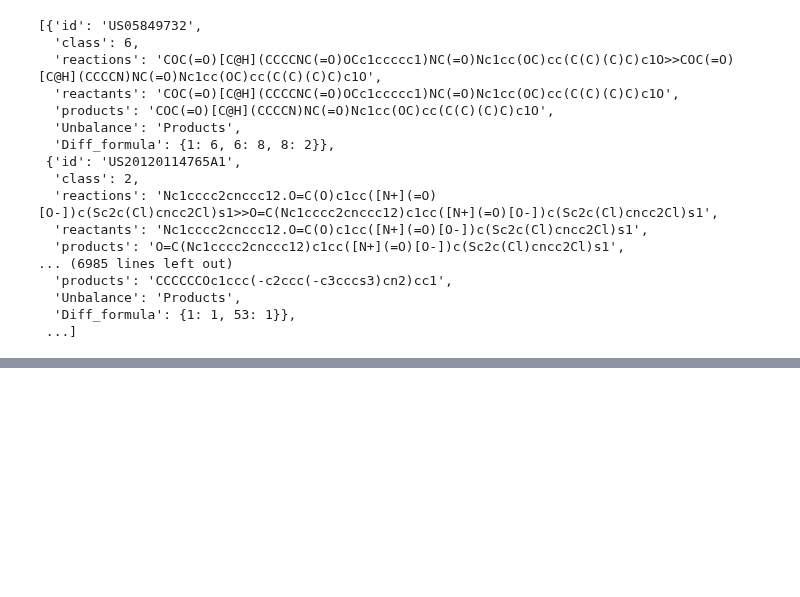
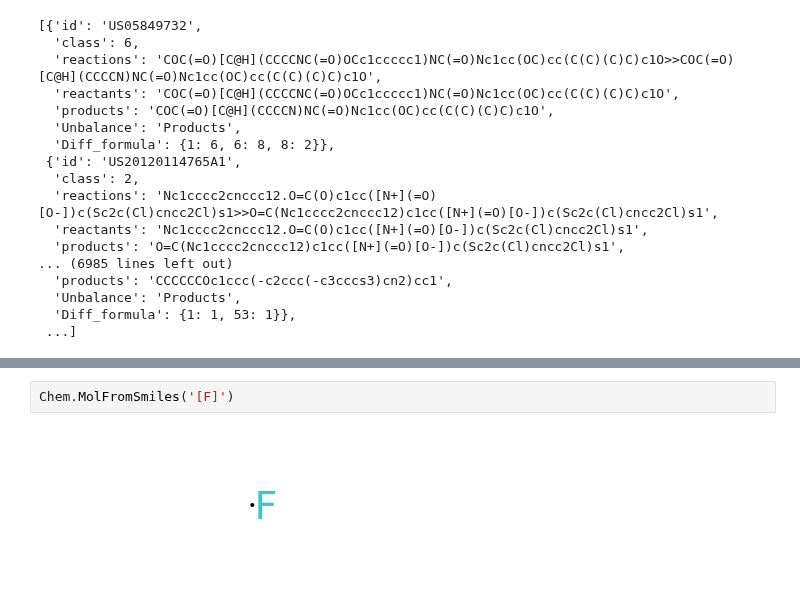
Before and after one commit to TieuLongPhan/SynRBL, a Jupyter notebook: test.ipynb, the cells around one changed output, grey strips where cells are left out. Drawn from its saved outputs; the diff is of its cells as text; blank space fills up the shorter version.

```diff
--- a/test.ipynb
+++ b/test.ipynb
@@ -116,0 +330,4 @@ reactions_clean
+# %%
+Chem.MolFromSmiles('[F]')
+# %% [output]
+[figure, added]
```
Also changed, not shown: parts of 45 cells of this notebook, 7 other files.
